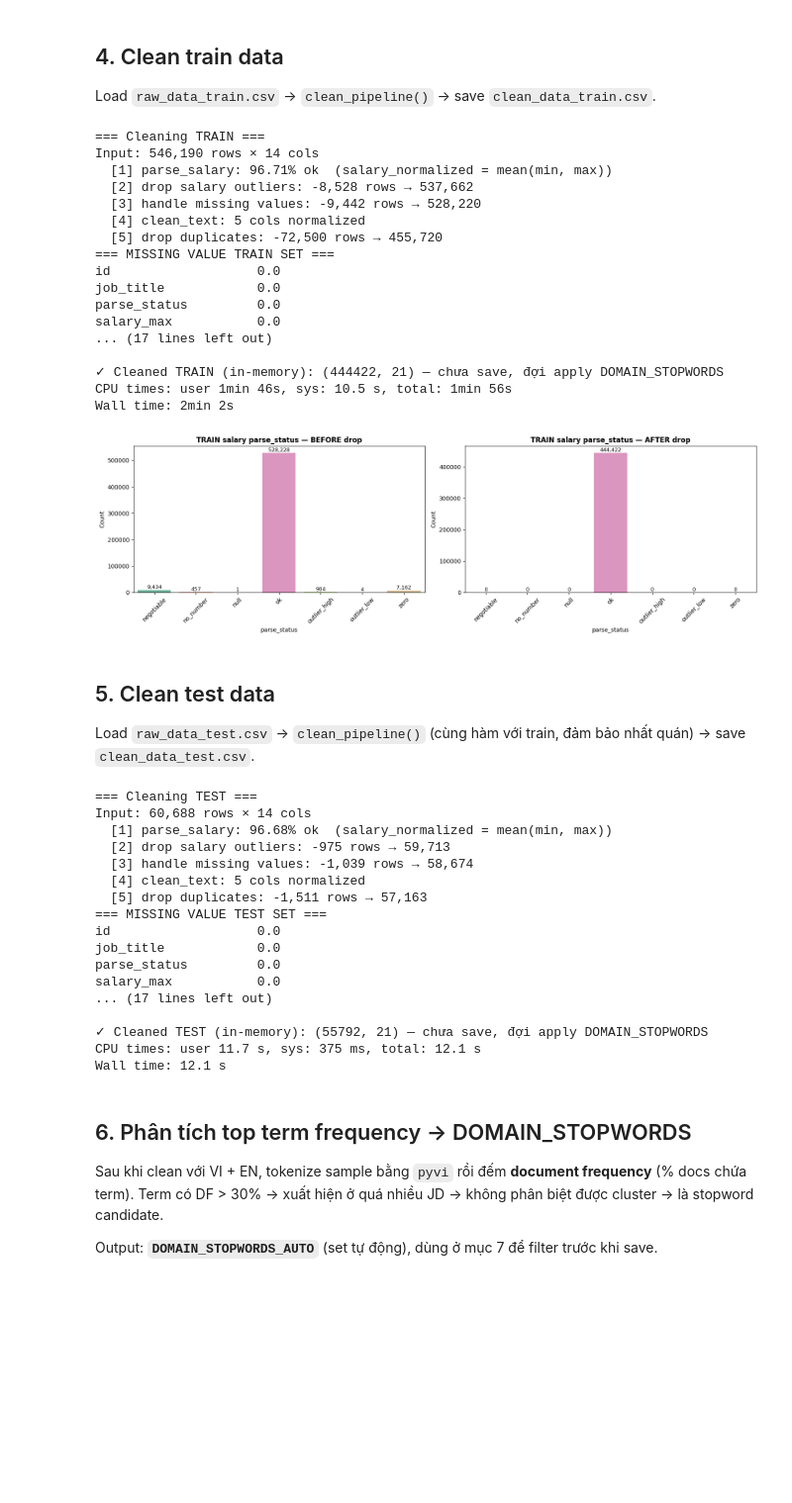
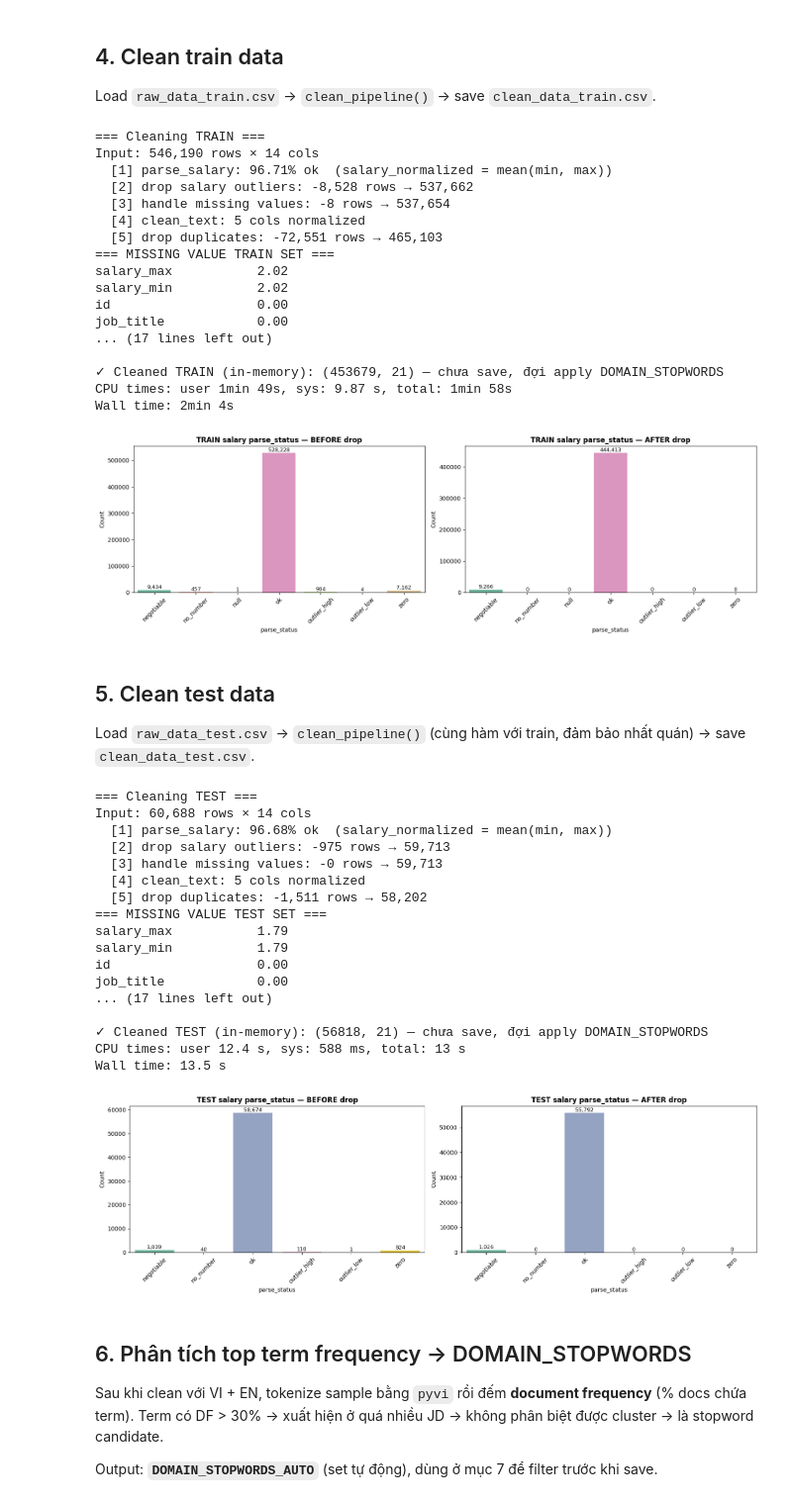
Before and after one commit to VietNamCombatZ/Salary-clustering, a Jupyter notebook: notebook/02_1_clean_data.ipynb, the cells around one changed output. Shown at 99% size. Drawn from its saved outputs; the diff is of its cells as text; code cells hidden in the pictures; blank space fills up the shorter version.

```diff
--- a/notebook/02_1_clean_data.ipynb
+++ b/notebook/02_1_clean_data.ipynb
@@ -242,7 +242,7 @@ def clean_pipeline(df, name=''):
 
     # 3.3 Drop rows thiếu salary hoặc location
     required_cols = [
-        c for c in ['salary', 'location', 'salary_min', 'salary_max']
+        c for c in ['salary', 'location']
         if c in df.columns
     ]
 
@@ -392,25 +392,25 @@ print(f'\n✓ Cleaned TRAIN (in-memory): {train_clean.shape} — chưa save, đ
 Input: 546,190 rows × 14 cols
   [1] parse_salary: 96.71% ok  (salary_normalized = mean(min, max))
   [2] drop salary outliers: -8,528 rows → 537,662
-  [3] handle missing values: -9,442 rows → 528,220
+  [3] handle missing values: -8 rows → 537,654
   [4] clean_text: 5 cols normalized
-  [5] drop duplicates: -72,500 rows → 455,720
+  [5] drop duplicates: -72,551 rows → 465,103
 === MISSING VALUE TRAIN SET ===
-id                   0.0
-job_title            0.0
-parse_status         0.0
-salary_max           0.0
+salary_max           2.02
+salary_min           2.02
+id                   0.00
+job_title            0.00
 ... (17 lines left out)
 
-✓ Cleaned TRAIN (in-memory): (444422, 21) — chưa save, đợi apply DOMAIN_STOPWORDS
-CPU times: user 1min 46s, sys: 10.5 s, total: 1min 56s
-Wall time: 2min 2s
+✓ Cleaned TRAIN (in-memory): (453679, 21) — chưa save, đợi apply DOMAIN_STOPWORDS
+CPU times: user 1min 49s, sys: 9.87 s, total: 1min 58s
+Wall time: 2min 4s
 # %%
 # Trực quan hóa parse_status TRAIN: trước vs sau khi clean_pipeline drop outliers
 train_before = compute_parse_status(train_raw)
 plot_parse_status(train_before, train_clean, title='TRAIN salary parse_status')
 # %% [output]
-[figure, old version]
+[figure, new version]
 # %% [markdown]
 ## 5. Clean test data
 
@@ -425,19 +425,25 @@ print(f'\n✓ Cleaned TEST (in-memory): {test_clean.shape} — chưa save, đợ
 Input: 60,688 rows × 14 cols
   [1] parse_salary: 96.68% ok  (salary_normalized = mean(min, max))
   [2] drop salary outliers: -975 rows → 59,713
-  [3] handle missing values: -1,039 rows → 58,674
+  [3] handle missing values: -0 rows → 59,713
   [4] clean_text: 5 cols normalized
-  [5] drop duplicates: -1,511 rows → 57,163
+  [5] drop duplicates: -1,511 rows → 58,202
 === MISSING VALUE TEST SET ===
-id                   0.0
-job_title            0.0
-parse_status         0.0
-salary_max           0.0
+salary_max           1.79
+salary_min           1.79
+id                   0.00
+job_title            0.00
 ... (17 lines left out)
 
-✓ Cleaned TEST (in-memory): (55792, 21) — chưa save, đợi apply DOMAIN_STOPWORDS
-CPU times: user 11.7 s, sys: 375 ms, total: 12.1 s
-Wall time: 12.1 s
+✓ Cleaned TEST (in-memory): (56818, 21) — chưa save, đợi apply DOMAIN_STOPWORDS
+CPU times: user 12.4 s, sys: 588 ms, total: 13 s
+Wall time: 13.5 s
+# %%
+# Trực quan hóa parse_status TEST: trước vs sau khi clean_pipeline drop outliers
+test_before = compute_parse_status(test_raw)
+plot_parse_status(test_before, test_clean, title='TEST salary parse_status')
+# %% [output]
+[figure, added]
 # %% [markdown]
 ## 6. Phân tích top term frequency → DOMAIN_STOPWORDS
 
```
Also changed, not shown: parts of 3 cells of this notebook, 11 other files.
